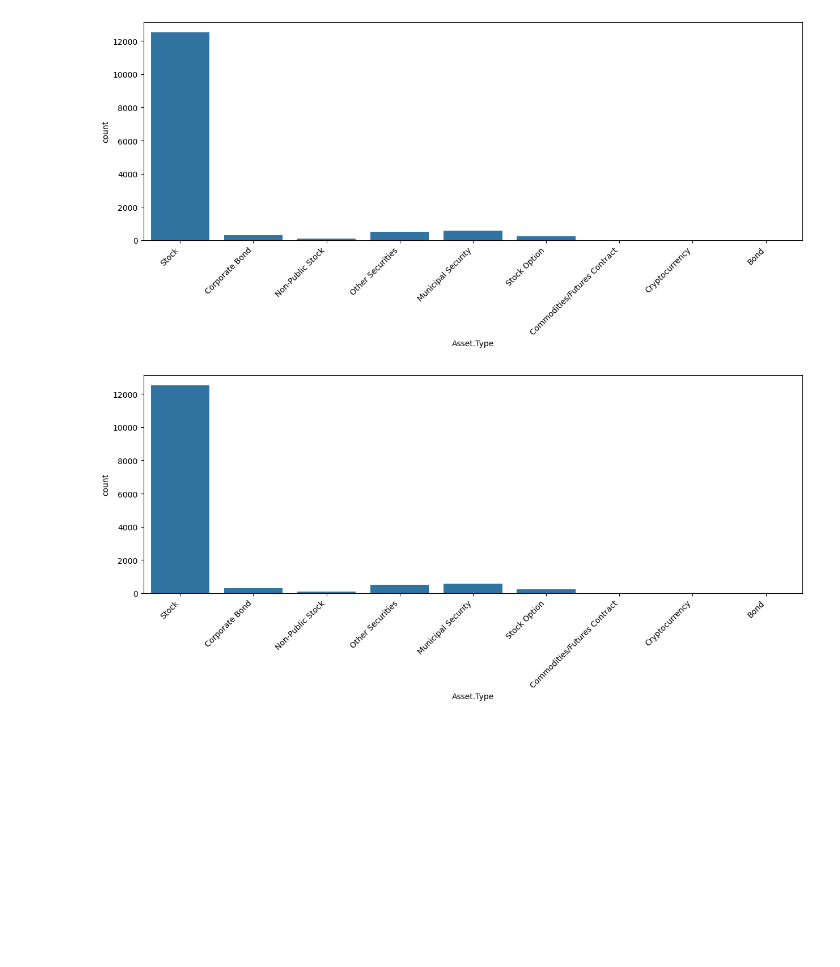
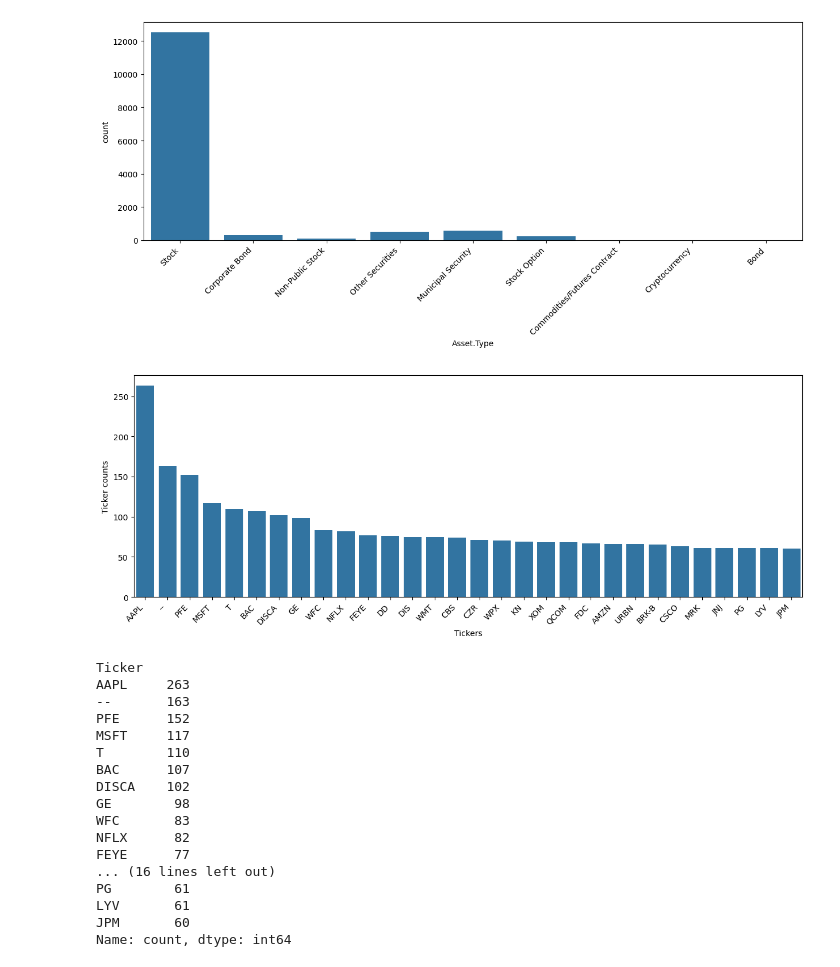
Before and after one commit to Arnabds/equity-vs-commodity, a Jupyter notebook: Kate_notebook/congress_data.ipynb, the cells around one changed output. Drawn from its saved outputs; the diff is of its cells as text; code cells hidden in the pictures; blank space fills up the shorter version.

Commit message:
EDA for congressional data and added another RF notebook.

```diff
--- a/Kate_notebook/congress_data.ipynb
+++ b/Kate_notebook/congress_data.ipynb
@@ -132,10 +132,37 @@ plt.show()
 [figure]
 # %%
 #df['asset_percentage'] = df_senate['Asset.Type'].value_counts(normalize=True, sort=False)
+
+df_stock = df_senate[df_senate['Asset.Type'] == 'Stock'].copy()
+
+category_counts = df_stock['Ticker'].value_counts()
+
 plt.figure(figsize = (15, 5))
-sns.countplot(data=df_senate, x='Asset.Type')
-plt.xticks(rotation=45, ha='right')  # Rotate labels if needed
+top_n_categories = category_counts.nlargest(30)
+sns.countplot(data=df_stock, x='Ticker', order=top_n_categories.index)
+plt.xticks(rotation=45, ha='right')
+plt.xlabel('Tickers')
+plt.ylabel('Ticker counts')
 plt.show()
+
+top_n_categories
 # %% [output]
-[figure, old version]
+[figure, new version]
+Ticker
+AAPL     263
+--       163
+PFE      152
+MSFT     117
+T        110
+BAC      107
+DISCA    102
+GE        98
+WFC       83
+NFLX      82
+FEYE      77
+... (16 lines left out)
+PG        61
+LYV       61
+JPM       60
+Name: count, dtype: int64
 # %%
```
Also changed, not shown: parts of 10 cells of this notebook.
